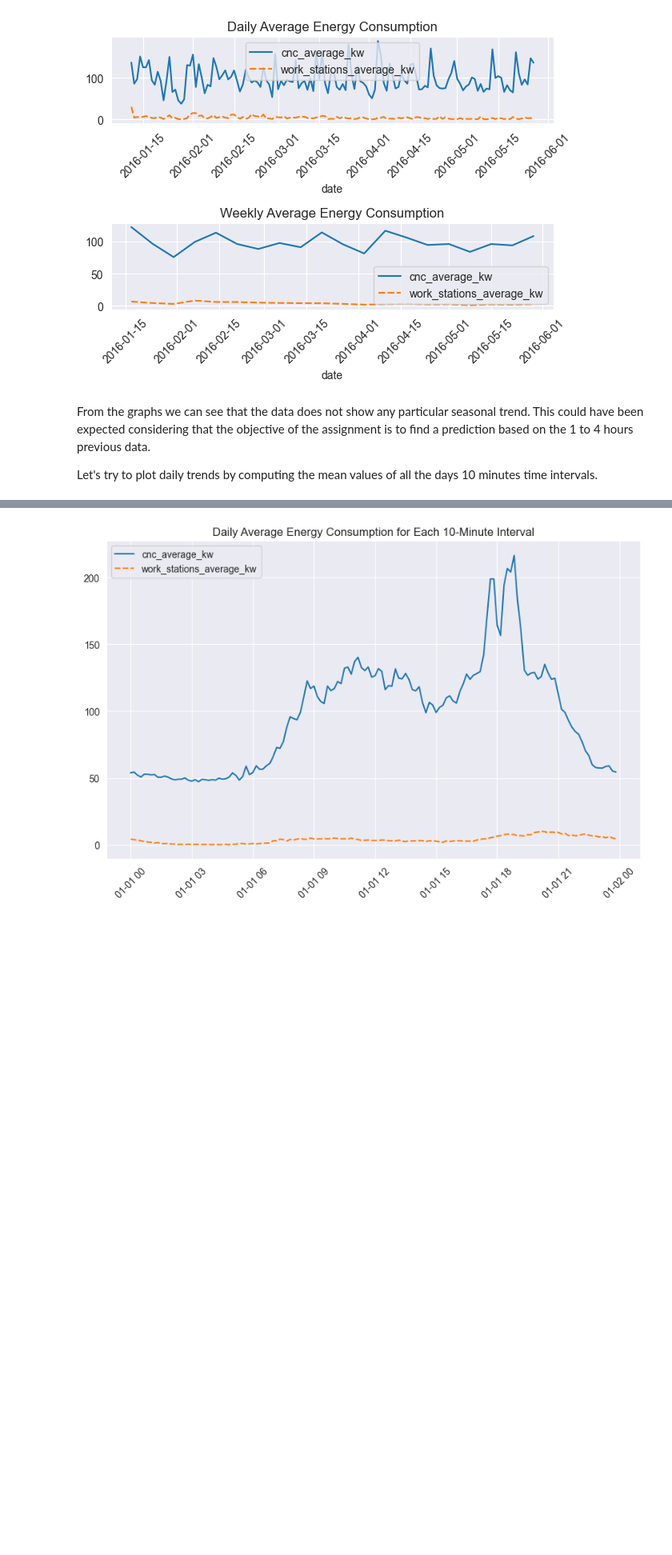
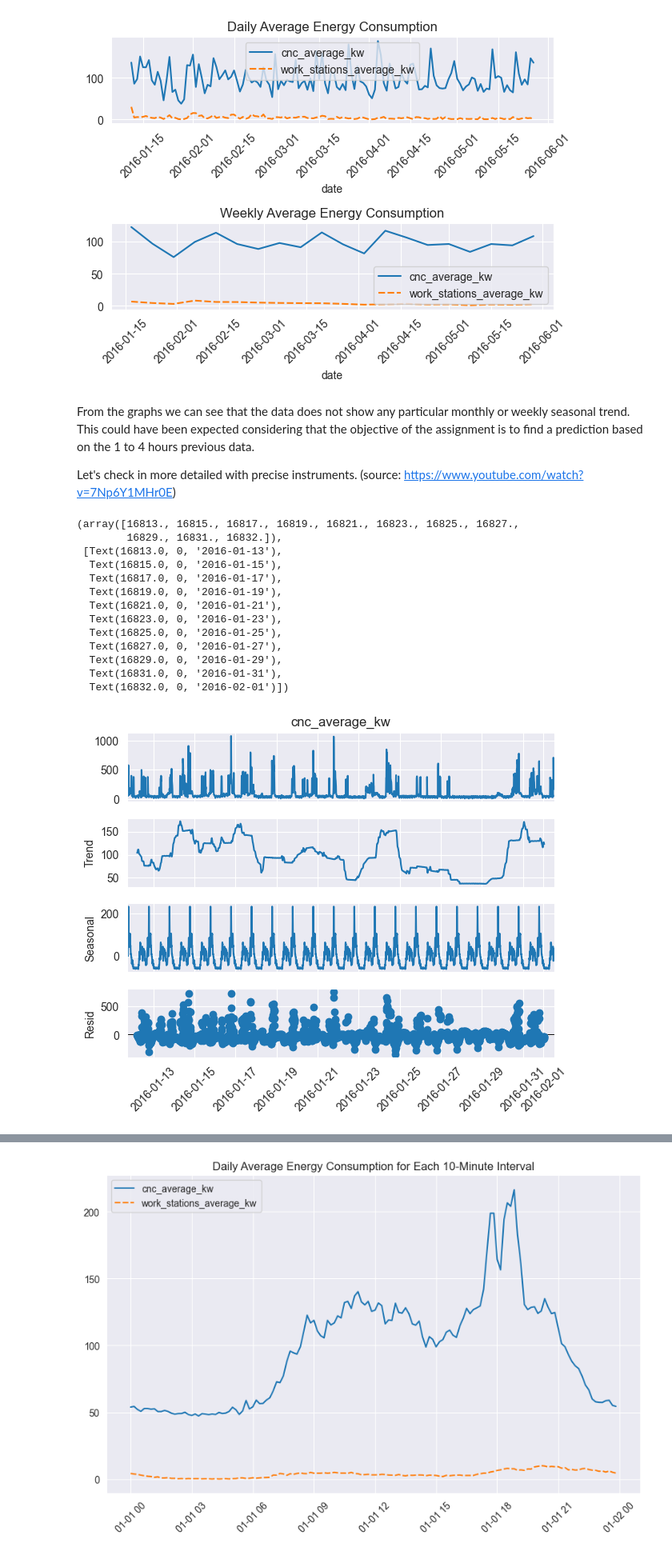
Before and after one commit to LFK01/CNC_consumption_wizard, a Jupyter notebook: energy_consumption.ipynb, the cells around one changed output, grey strips where cells are left out. Shown at 80% size. Drawn from its saved outputs; the diff is of its cells as text; code cells hidden in the pictures; blank space fills up the shorter version.

```diff
--- a/energy_consumption.ipynb
+++ b/energy_consumption.ipynb
@@ -210,6 +245,27 @@ plt.show()
 # %% [output]
 [figure]
 # %% [markdown]
-From the graphs we can see that the data does not show any particular seasonal trend. This could have been expected considering that the objective of the assignment is to find a prediction based on the 1 to 4 hours previous data.
+From the graphs we can see that the data does not show any particular monthly or weekly seasonal trend. This could have been expected considering that the objective of the assignment is to find a prediction based on the 1 to 4 hours previous data.
 
-Let's try to plot daily trends by computing the mean values of all the days 10 minutes time intervals.
+Let's check in more detailed with precise instruments. (source: https://www.youtube.com/watch?v=7Np6Y1MHr0E)
+# %%
+# Let's check in the first 3000 time steps if there's some seasonality
+res = seasonal_decompose(energy_consumption_df['cnc_average_kw'][:3000], period=6*24)
+
+res.plot()
+plt.xticks(rotation=45)
+# %% [output]
+(array([16813., 16815., 16817., 16819., 16821., 16823., 16825., 16827.,
+        16829., 16831., 16832.]),
+ [Text(16813.0, 0, '2016-01-13'),
+  Text(16815.0, 0, '2016-01-15'),
+  Text(16817.0, 0, '2016-01-17'),
+  Text(16819.0, 0, '2016-01-19'),
+  Text(16821.0, 0, '2016-01-21'),
+  Text(16823.0, 0, '2016-01-23'),
+  Text(16825.0, 0, '2016-01-25'),
+  Text(16827.0, 0, '2016-01-27'),
+  Text(16829.0, 0, '2016-01-29'),
+  Text(16831.0, 0, '2016-01-31'),
+  Text(16832.0, 0, '2016-02-01')])
+[figure, added]
```
Also changed, not shown: parts of 49 cells of this notebook, 1 other file.
